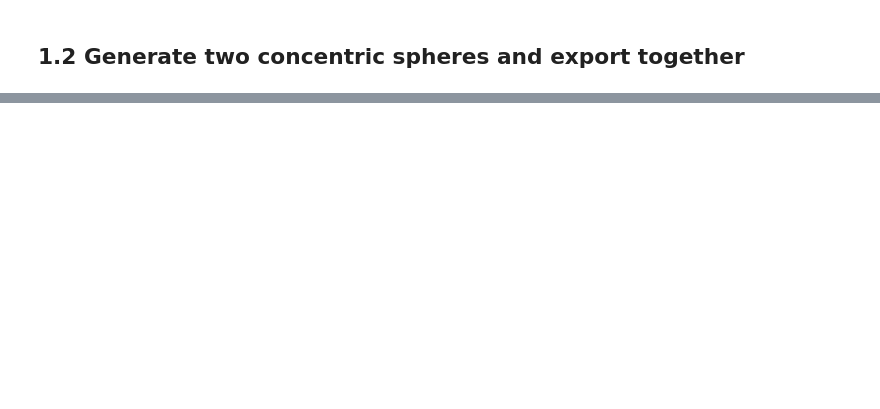
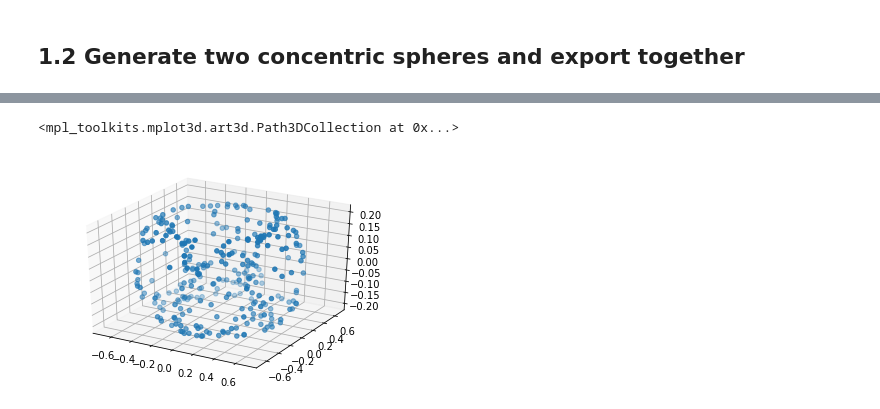
Before and after one commit to zneronha/Fall2018, a Jupyter notebook: Random3DdataGEN.ipynb, the cells around one changed output, grey strips where cells are left out. Saved outputs shown, nothing was run; the diff lists cells and outputs as text; code cells hidden in the pictures; blank space fills up the shorter version.

```diff
--- a/Random3DdataGEN.ipynb
+++ b/Random3DdataGEN.ipynb
@@ -73,0 +204,25 @@ np.savetxt("Practice3DTDA_Sph2.csv", savemat2, delimiter=",")
+# %%
+#Compile random data parameters u and v
+sp = 300
+c = .5
+a = .2
+
+u = np.random.rand(sp)*2*np.pi
+v = np.random.rand(sp)*2*np.pi
+
+
+
+#generate x y and z data points
+x = (c+a*np.cos(v))*np.cos(u)
+y = (c+a*np.cos(v))*np.sin(u)
+z = a*np.sin(v)
+
+np.savetxt("Practice3DTDA_Torus.csv", savemat2, delimiter=",")
+# %%
+#plot for confirmation
+fig = plt.figure()
+ax = fig.add_subplot(111, projection='3d')
+ax.scatter(x,y,z)
+# %% [output]
+<mpl_toolkits.mplot3d.art3d.Path3DCollection at 0x...>
+[figure, added]
```
Also changed, not shown: parts of 12 cells of this notebook, 1 other file.
